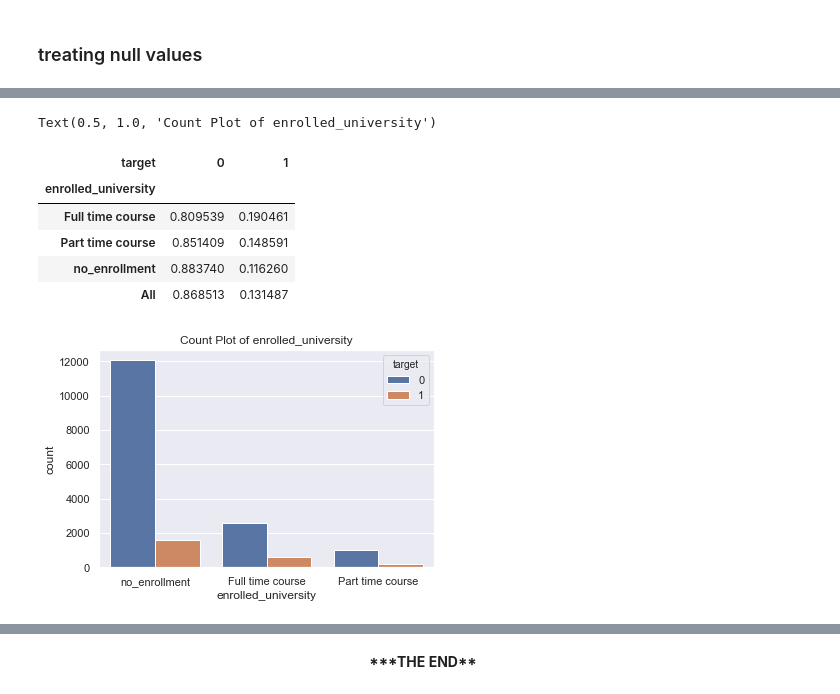
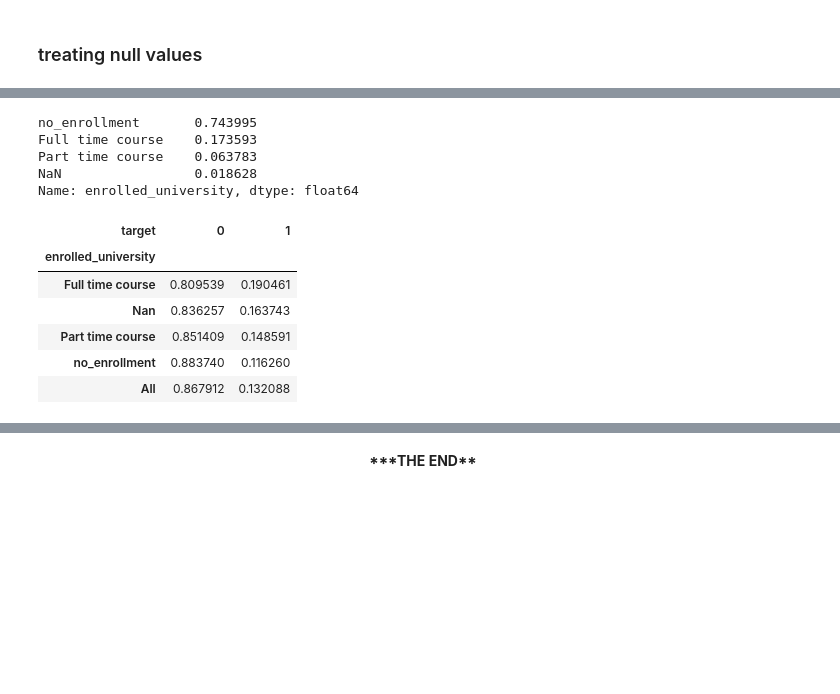
Before and after one commit to Vishnu1183/Hackathons, a Jupyter notebook: AV_HR_08May20/AV_HR_Cleaning_Feature_Engineering.ipynb, the cells around one changed output, grey strips where cells are left out. Saved outputs shown, nothing was run; the diff lists cells and outputs as text; code cells hidden in the pictures; blank space fills up the shorter version.

```diff
--- a/AV_HR_08May20/AV_HR_Cleaning_Feature_Engineering.ipynb
+++ b/AV_HR_08May20/AV_HR_Cleaning_Feature_Engineering.ipynb
@@ -116,0 +115,7 @@ Name: gender, dtype: int64
+# %%
+mindicator = MissingIndicator(missing_values=np.nan,error_on_new=False)
+z = mindicator.fit_transform(train.drop('target',axis = 1))
+# %%
+cols_na_ind = [x+'_na_ind' for x in train.columns[mindicator.features_]]
+train = pd.concat([train,pd.DataFrame(1*z,columns = cols_na_ind)],axis = 1)
+train.head(1)
@@ -129,4 +151,0 @@ Text(0.5, 1.0, 'Count Plot of gender')
-# %%
-#creating a label 'missing' as the null count is very high
-train[var].fillna('missing',inplace=True)
-test[var].fillna('missing',inplace=True)
@@ -146,12 +152,17 @@ Name: enrolled_university, dtype: int64
 # %%
-sns.countplot(x=var,hue='target', data = train).set_title(f'Count Plot of {var}');
-pd.crosstab(index = train[var], columns = train.target,margins = True,normalize='index',)
+var = 'enrolled_university'
+train[var].value_counts(dropna = False,normalize=True)
+pd.crosstab(index = train[var].fillna('Nan'), columns = train.target,margins = True,normalize='index',)
 # %% [output]
-Text(0.5, 1.0, 'Count Plot of enrolled_university')
+no_enrollment       0.743995
+Full time course    0.173593
+Part time course    0.063783
+NaN                 0.018628
+Name: enrolled_university, dtype: float64
 | target | 0 | 1 |
 | enrolled_university |  |  |
 | Full time course | 0.809539 | 0.190461 |
+| Nan | 0.836257 | 0.163743 |
 | Part time course | 0.851409 | 0.148591 |
 | no_enrollment | 0.883740 | 0.116260 |
-| All | 0.868513 | 0.131487 |
+| All | 0.867912 | 0.132088 |
-[figure, removed]
```
Also changed, not shown: parts of 63 cells of this notebook.
